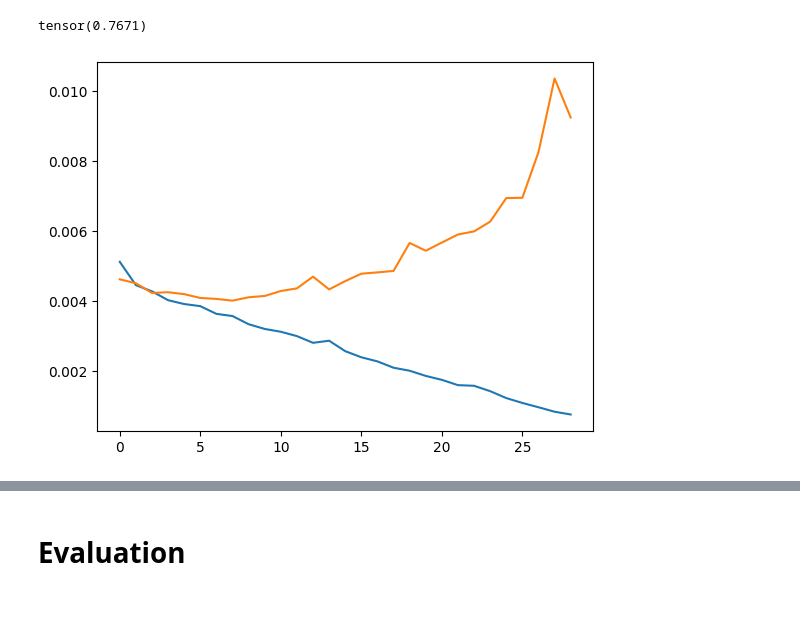
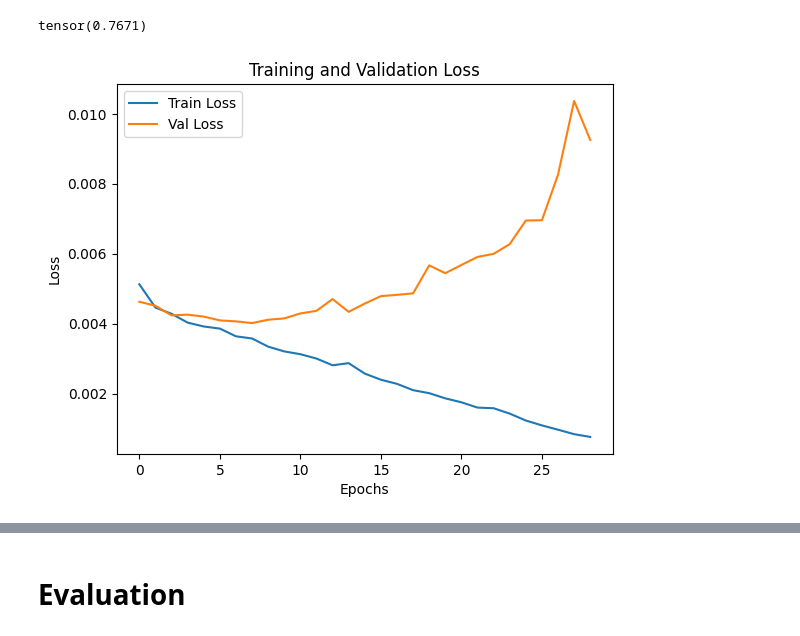
Before and after one commit to raidake/NLPGeneric, a Jupyter notebook: notebooks/part2_train_embeddings.ipynb, the cells around one changed output, grey strips where cells are left out. Drawn from its saved outputs; the diff is of its cells as text; code cells hidden in the pictures; blank space fills up the shorter version.

Commit message:
bideeprnn train embeddings

```diff
--- a/notebooks/part2_train_embeddings.ipynb
+++ b/notebooks/part2_train_embeddings.ipynb
@@ -490,6 +490,10 @@ import matplotlib.pyplot as plt
 # %%
 plt.plot(train_loss)
 plt.plot(val_loss)
+plt.legend(['Train Loss', 'Val Loss'])
+plt.xlabel('Epochs')
+plt.ylabel('Loss')
+plt.title('Training and Validation Loss')
 plt.show()
 # %% [output]
-[figure, old version]
+[figure, new version]
```
Also changed, not shown: parts of 2 cells of this notebook.
